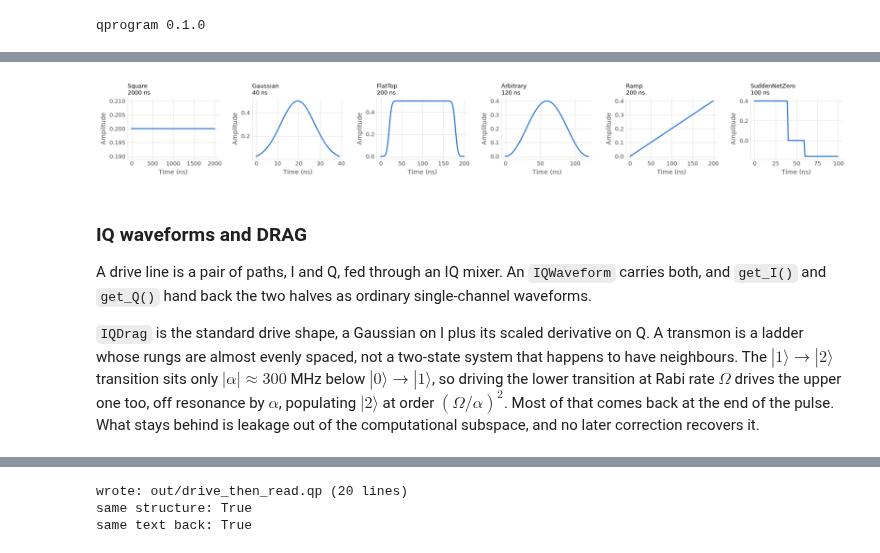
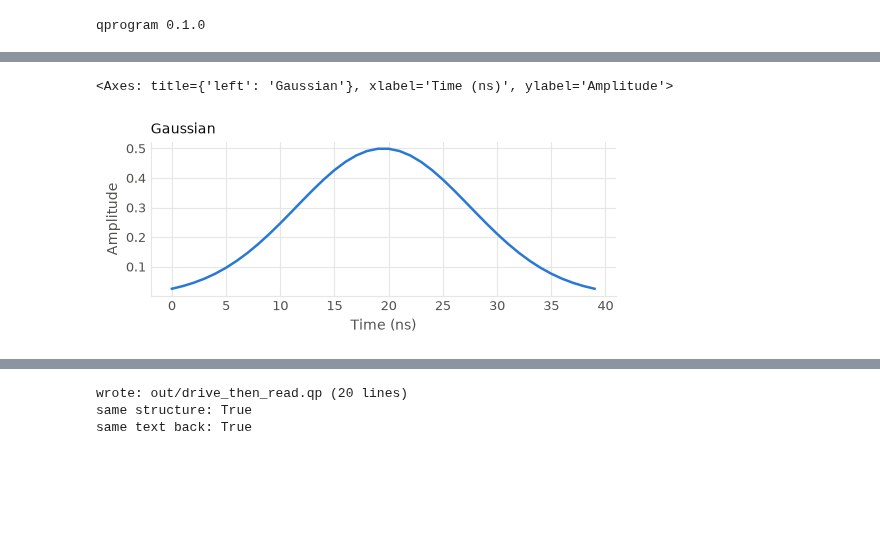
Before and after one commit to qilimanjaro-tech/ieee-qce26-qprogram-tutorial, a Jupyter notebook: notebooks/01_pulse_programs.ipynb, the cells around one changed output, grey strips where cells are left out. Saved outputs shown, nothing was run; the diff lists cells and outputs as text; code cells hidden in the pictures; blank space fills up the shorter version.

```diff
--- a/notebooks/01_pulse_programs.ipynb
+++ b/notebooks/01_pulse_programs.ipynb
@@ -289,7 +321,10 @@ The handle is a name, nothing more. Names are auto-allocated per bus (`q0/readou
 # %%
-measure_node = readout_program.body.elements[-1]
+drive_envelope = Gaussian(amplitude=0.5, duration=40, sigma=8)
 
-print("handle name:  ", m0.name)
-print("requested:    ", measure_node.fields)  # canonical order, not the order you asked in
-print("rebuilt equal:", m0 == qp.MeasurementHandle("q0/readout/m0"))
+print("duration:", drive_envelope.get_duration(), "ns | samples:", drive_envelope.envelope().shape)
+print("peak:    ", round(drive_envelope.peak_amplitude(), 4))
+print("area:    ", round(drive_envelope.area(), 4), "ns of amplitude")
+print("rms:     ", round(drive_envelope.rms_amplitude(), 4))
+freqs, _ = drive_envelope.spectrum()
+print("spectrum:", len(freqs), "bins out to", freqs[-1] / 1e6, "MHz")
 # %% [output]
@@ -389,25 +371,5 @@ Nothing in either waveform says it belongs on a flux line. A `Ramp` is an envelo
-# %%
-gallery = [
-    Square(amplitude=0.2, duration=2000),  # the readout tone
-    Gaussian(amplitude=0.5, duration=40, sigma=8),  # a short drive envelope
-    FlatTop(amplitude=0.5, duration=200, smooth_duration=20),  # rise, hold, fall
-    Arbitrary(0.4 * np.hanning(120)),  # samples you brought yourself, from optimal control or a fit
-    Ramp(from_amplitude=0.0, to_amplitude=0.4, duration=200),  # a flux excursion
-    SuddenNetZero(amplitude=0.4, duration=100, b=0.4, t_phi=20),  # a two-qubit gate pulse
-]
-
-fig, axes = plt.subplots(1, len(gallery), figsize=(17, 2.4))
-for ax, waveform in zip(axes, gallery, strict=True):
-    waveform.plot(target=ax)  # the waveform draws itself onto the panel we opened for it
-    # plot() titles the panel with the class name; add the duration to it.
-    ax.set_title(f"{type(waveform).__name__}\n{waveform.get_duration()} ns", loc="left", fontsize=9)
-fig.tight_layout()
-plt.show()
-# %% [output]
-[figure, removed]
-# %% [markdown]
-### IQ waveforms and DRAG
-
-A drive line is a pair of paths, I and Q, fed through an IQ mixer. An `IQWaveform` carries both, and `get_I()` and `get_Q()` hand back the two halves as ordinary single-channel waveforms.
-
-`IQDrag` is the standard drive shape, a Gaussian on I plus its scaled derivative on Q. A transmon is a ladder whose rungs are almost evenly spaced, not a two-state system that happens to have neighbours. The $|1\rangle \to |2\rangle$ transition sits only $|\alpha| \approx 300$ MHz below $|0\rangle \to |1\rangle$, so driving the lower transition at Rabi rate $\Omega$ drives the upper one too, off resonance by $\alpha$, populating $|2\rangle$ at order $(\Omega/\alpha)^2$. Most of that comes back at the end of the pulse. What stays behind is leakage out of the computational subspace, and no later correction recovers it.
+# %%
+drive_envelope.plot()
+# %% [output]
+<Axes: title={'left': 'Gaussian'}, xlabel='Time (ns)', ylabel='Amplitude'>
+[figure, added]
```
Also changed, not shown: parts of 84 cells of this notebook, 17 other files.
